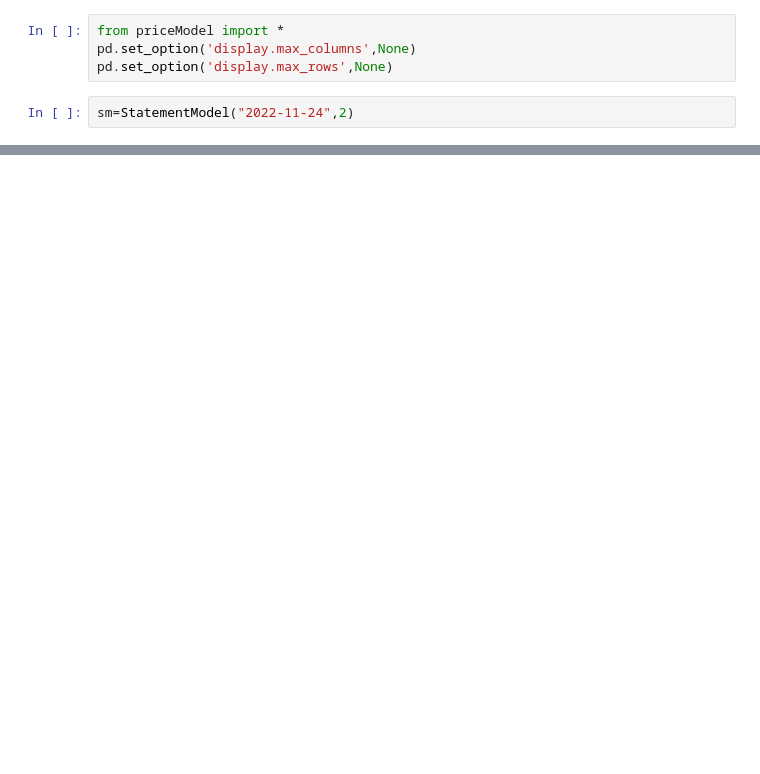
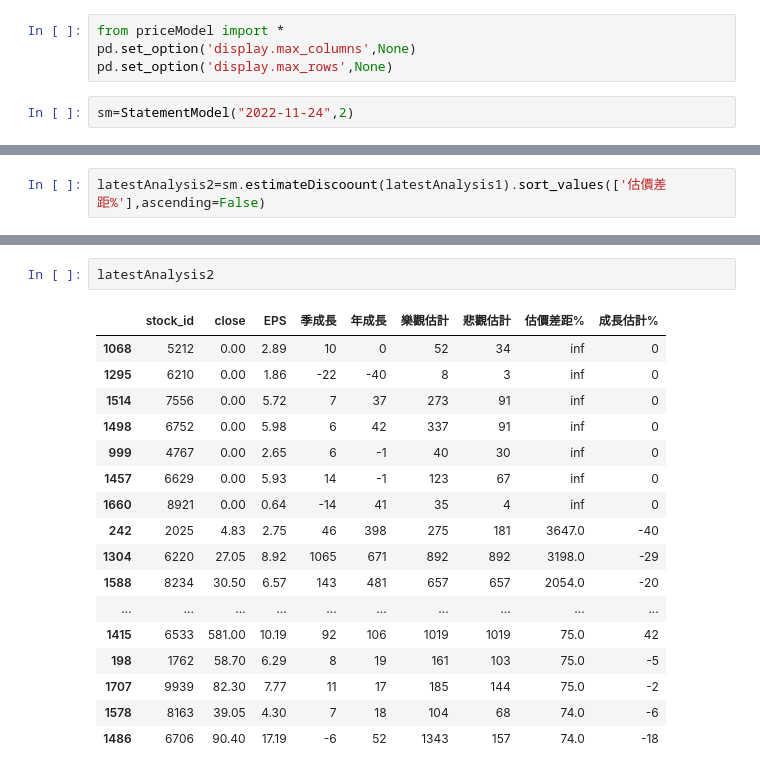
Before and after one commit to pkh-forresthsia/beTrue, a Jupyter notebook: priceModel.ipynb, the cells around one changed output, grey strips where cells are left out. Cells and saved outputs as stored; diff of their text form; blank space fills up the shorter version.

```diff
--- a/priceModel.ipynb
+++ b/priceModel.ipynb
@@ -134,0 +34,2 @@ increaseData
+# %%
+latestAnalysis2=sm.estimateDiscoount(latestAnalysis1).sort_values(['估價差距%'],ascending=False)
@@ -134,0 +54,20 @@ increaseData
+# %%
+latestAnalysis2
+# %% [output]
+|  | stock_id | close | EPS | 季成長 | 年成長 | 樂觀估計 | 悲觀估計 | 估價差距% | 成長估計% |
+| 1068 | 5212 | 0.00 | 2.89 | 10 | 0 | 52 | 34 | inf | 0 |
+| 1295 | 6210 | 0.00 | 1.86 | -22 | -40 | 8 | 3 | inf | 0 |
+| 1514 | 7556 | 0.00 | 5.72 | 7 | 37 | 273 | 91 | inf | 0 |
+| 1498 | 6752 | 0.00 | 5.98 | 6 | 42 | 337 | 91 | inf | 0 |
+| 999 | 4767 | 0.00 | 2.65 | 6 | -1 | 40 | 30 | inf | 0 |
+| 1457 | 6629 | 0.00 | 5.93 | 14 | -1 | 123 | 67 | inf | 0 |
+| 1660 | 8921 | 0.00 | 0.64 | -14 | 41 | 35 | 4 | inf | 0 |
+| 242 | 2025 | 4.83 | 2.75 | 46 | 398 | 275 | 181 | 3647.0 | -40 |
+| 1304 | 6220 | 27.05 | 8.92 | 1065 | 671 | 892 | 892 | 3198.0 | -29 |
+| 1588 | 8234 | 30.50 | 6.57 | 143 | 481 | 657 | 657 | 2054.0 | -20 |
+| ... | ... | ... | ... | ... | ... | ... | ... | ... | ... |
+| 1415 | 6533 | 581.00 | 10.19 | 92 | 106 | 1019 | 1019 | 75.0 | 42 |
+| 198 | 1762 | 58.70 | 6.29 | 8 | 19 | 161 | 103 | 75.0 | -5 |
+| 1707 | 9939 | 82.30 | 7.77 | 11 | 17 | 185 | 144 | 75.0 | -2 |
+| 1578 | 8163 | 39.05 | 4.30 | 7 | 18 | 104 | 68 | 74.0 | -6 |
+| 1486 | 6706 | 90.40 | 17.19 | -6 | 52 | 1343 | 157 | 74.0 | -18 |
```
Also changed, not shown: parts of 14 cells of this notebook, 4 other files.
